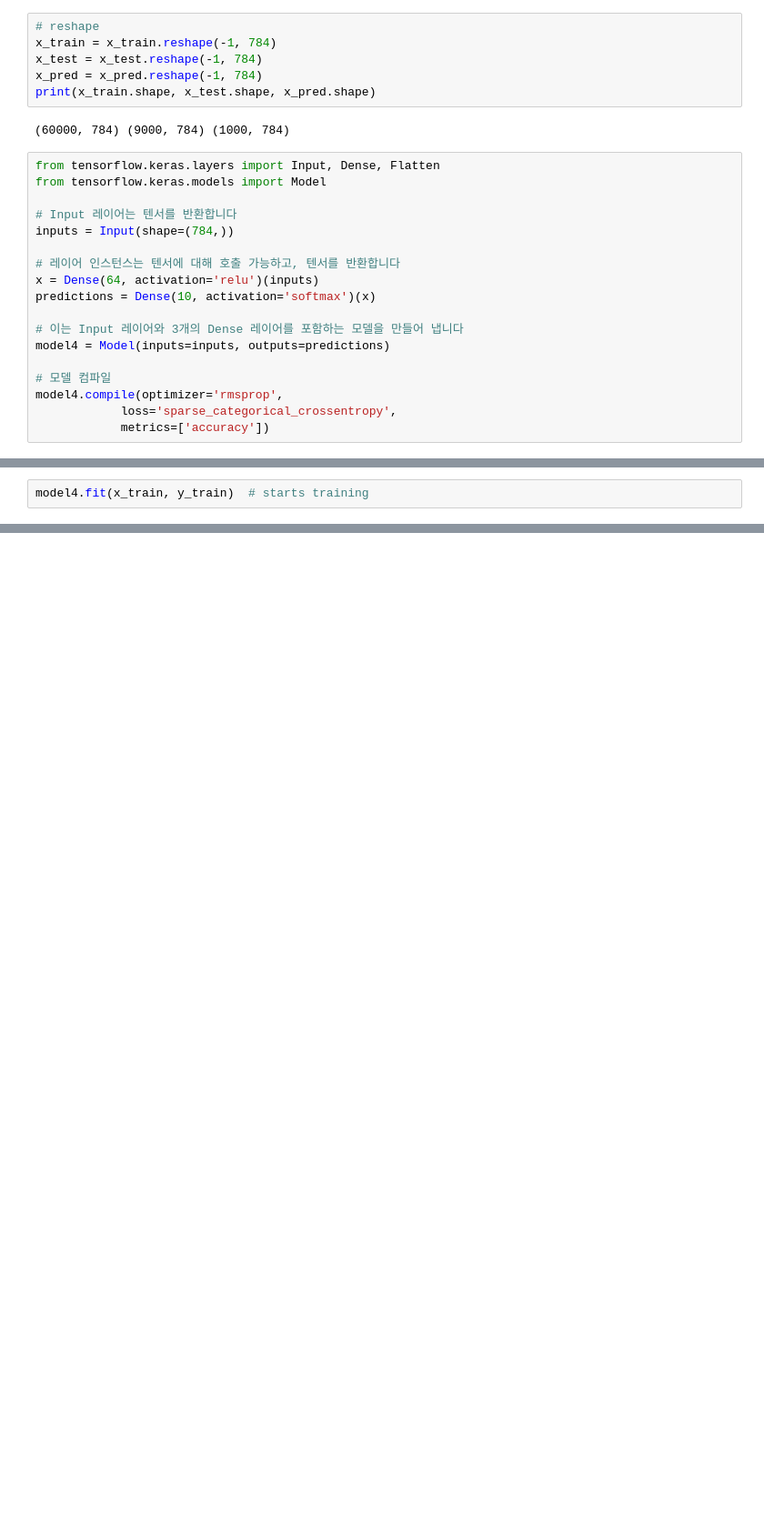
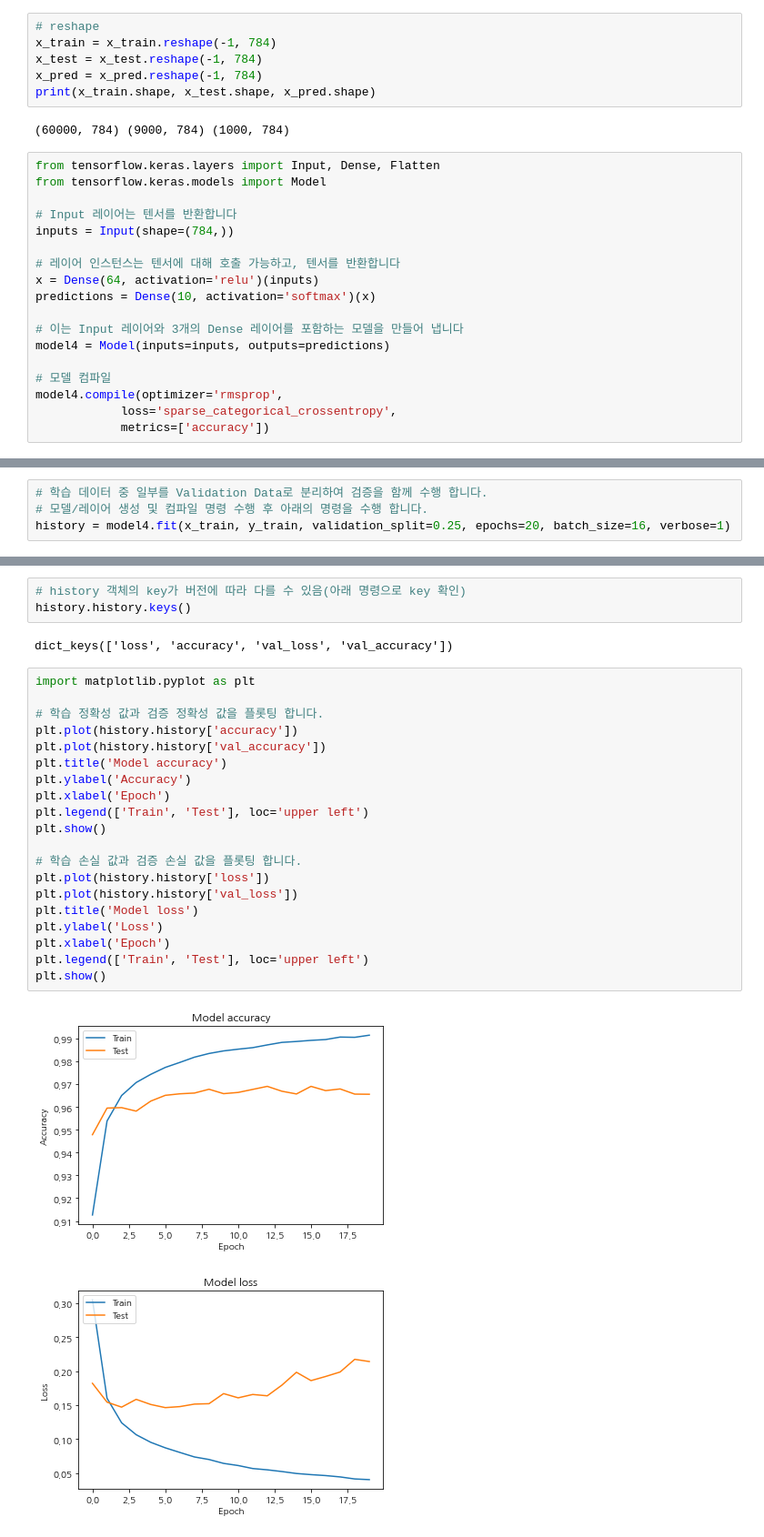
Before and after one commit to sungalex/aiqa, a Jupyter notebook: keras-fundamentals-and-getting-started.ipynb, the cells around one changed output, grey strips where cells are left out. Shown at 91% size. Drawn from its saved outputs; the diff is of its cells as text; blank space fills up the shorter version.

```diff
--- a/keras-fundamentals-and-getting-started.ipynb
+++ b/keras-fundamentals-and-getting-started.ipynb
@@ -289,5 +289,3 @@ Total params: 50,890
 Trainable params: 50,890
 Non-trainable params: 0
 _________________________________________________________________
-# %%
-model4.fit(x_train, y_train)  # starts training
@@ -296,0 +294,4 @@ model4.fit(x_train, y_train)  # starts training
+# %%
+# 학습 데이터 중 일부를 Validation Data로 분리하여 검증을 함께 수행 합니다.
+# 모델/레이어 생성 및 컴파일 명령 수행 후 아래의 명령을 수행 합니다.
+history = model4.fit(x_train, y_train, validation_split=0.25, epochs=20, batch_size=16, verbose=1)
@@ -296,0 +316,28 @@ model4.fit(x_train, y_train)  # starts training
+# %%
+# history 객체의 key가 버전에 따라 다를 수 있음(아래 명령으로 key 확인)
+history.history.keys()
+# %% [output]
+dict_keys(['loss', 'accuracy', 'val_loss', 'val_accuracy'])
+# %%
+import matplotlib.pyplot as plt
+
+# 학습 정확성 값과 검증 정확성 값을 플롯팅 합니다.
+plt.plot(history.history['accuracy'])
+plt.plot(history.history['val_accuracy'])
+plt.title('Model accuracy')
+plt.ylabel('Accuracy')
+plt.xlabel('Epoch')
+plt.legend(['Train', 'Test'], loc='upper left')
+plt.show()
+
+# 학습 손실 값과 검증 손실 값을 플롯팅 합니다.
+plt.plot(history.history['loss'])
+plt.plot(history.history['val_loss'])
+plt.title('Model loss')
+plt.ylabel('Loss')
+plt.xlabel('Epoch')
+plt.legend(['Train', 'Test'], loc='upper left')
+plt.show()
+# %% [output]
+[figure, added]
+[figure, added]
```
Also changed, not shown: parts of 7 cells of this notebook.
